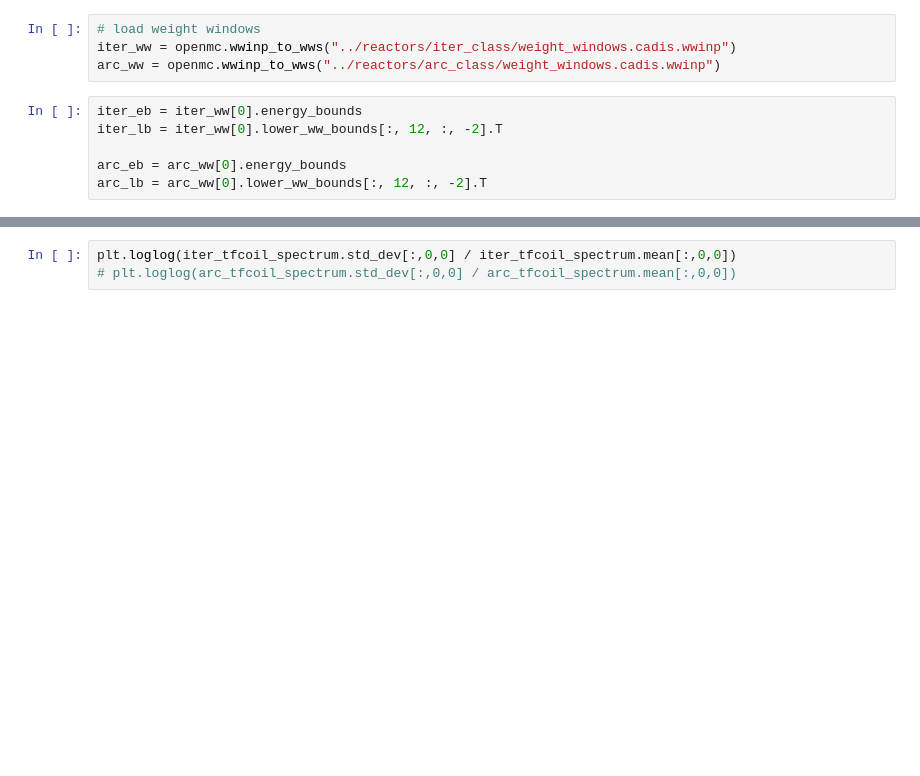
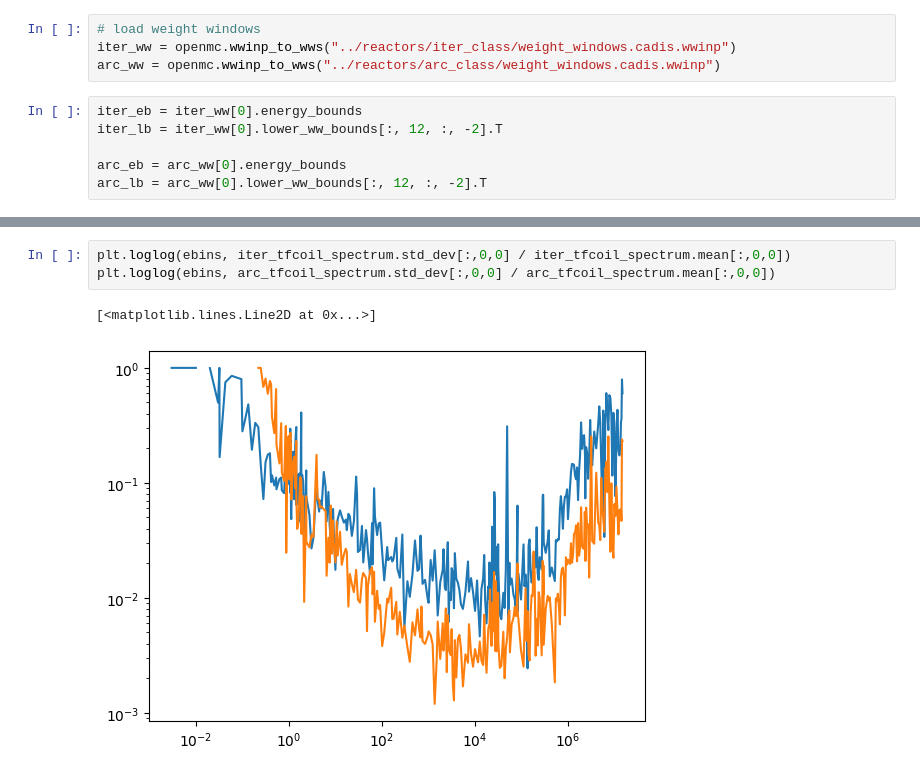
Before and after one commit to SteSeg/tokamak_radiation_environment, a Jupyter notebook: notebooks/iter_arc_magnet_flux.ipynb, the cells around one changed output, grey strips where cells are left out. Cells and saved outputs as stored; diff of their text form; blank space fills up the shorter version.

```diff
--- a/notebooks/iter_arc_magnet_flux.ipynb
+++ b/notebooks/iter_arc_magnet_flux.ipynb
@@ -136,6 +154,9 @@ print(sum(iter_spectrum_mean), sum(arc_spectrum_mean))
 # %%
-plt.loglog(iter_tfcoil_spectrum.std_dev[:,0,0] / iter_tfcoil_spectrum.mean[:,0,0])
-# plt.loglog(arc_tfcoil_spectrum.std_dev[:,0,0] / arc_tfcoil_spectrum.mean[:,0,0])
+plt.loglog(ebins, iter_tfcoil_spectrum.std_dev[:,0,0] / iter_tfcoil_spectrum.mean[:,0,0])
+plt.loglog(ebins, arc_tfcoil_spectrum.std_dev[:,0,0] / arc_tfcoil_spectrum.mean[:,0,0])
+# %% [output]
+[<matplotlib.lines.Line2D at 0x...>]
+[figure, added]
 # %%
 # Specify the materials you want to plot cross sections for
 ybco = tre.materials.ybco
```
Also changed, not shown: parts of 9 cells of this notebook, 1 other file.
